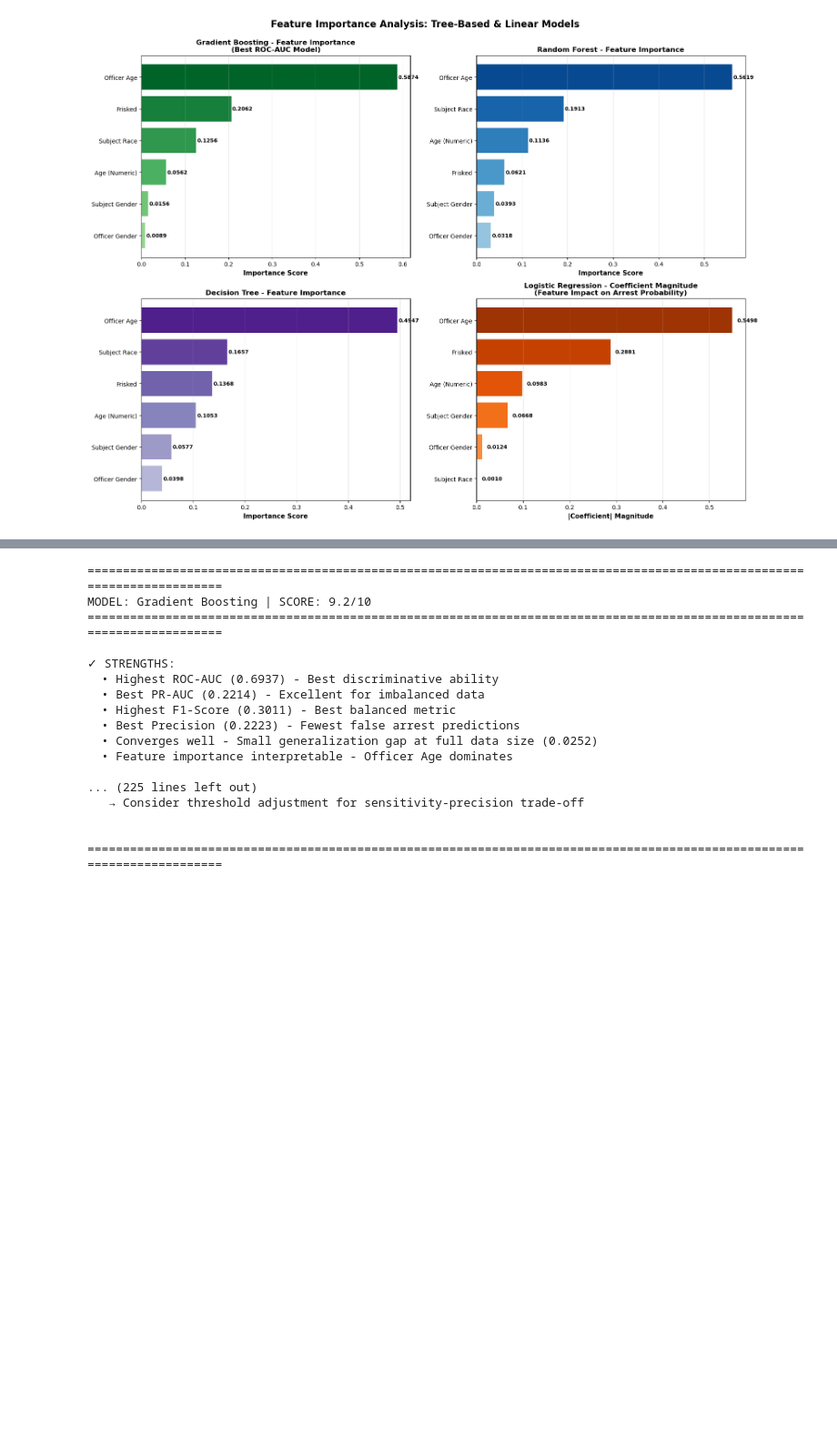
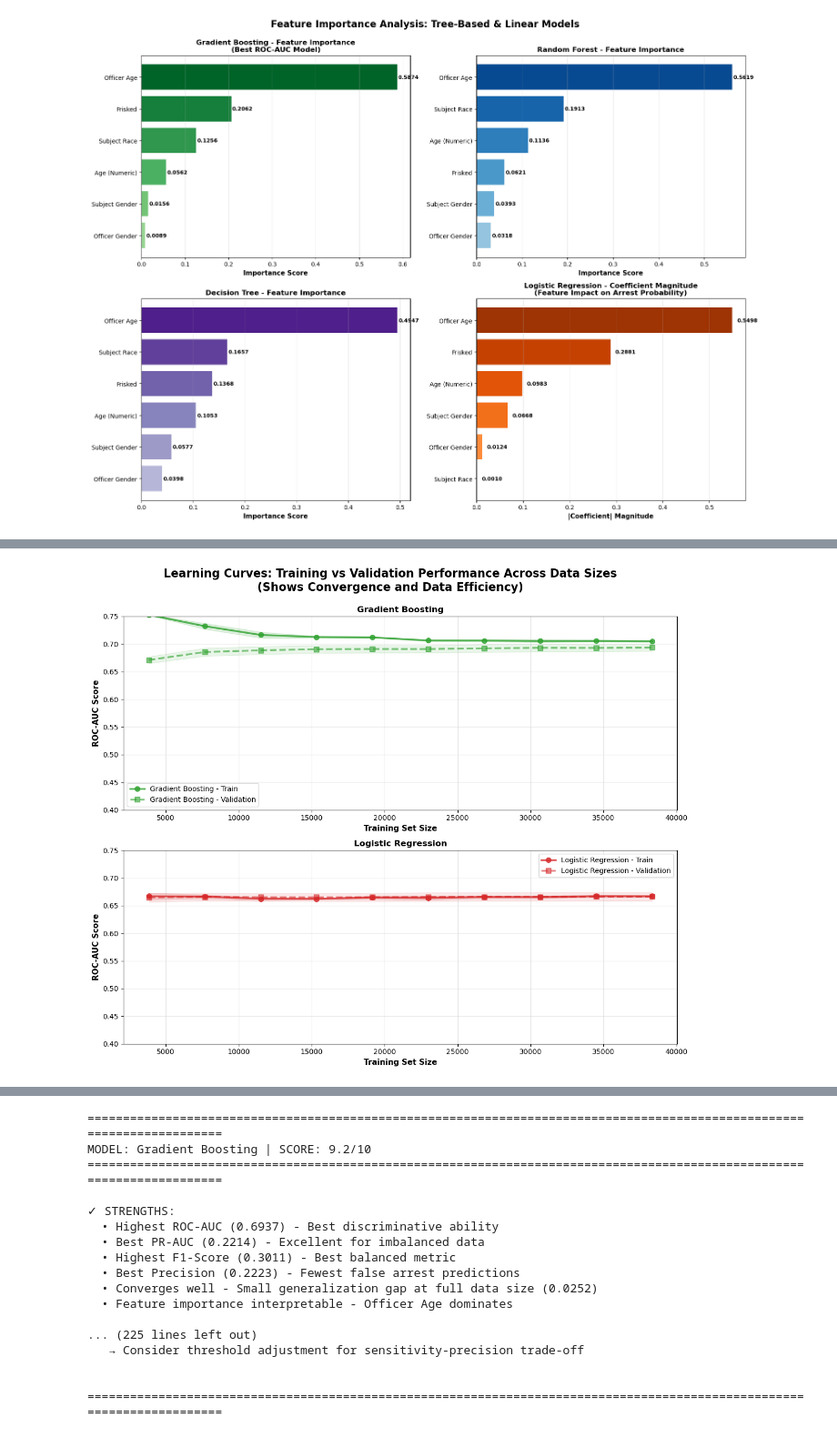
Before and after one commit to reronetfelan-lgtm/Phase3-Project, a Jupyter notebook: index.ipynb, the cells around one changed output, grey strips where cells are left out. Shown at 91% size. Drawn from its saved outputs; the diff is of its cells as text; code cells hidden in the pictures; blank space fills up the shorter version.

```diff
--- a/index.ipynb
+++ b/index.ipynb
@@ -2003,0 +1669,86 @@ Top 3 by PR-AUC:
+# %%
+from sklearn.model_selection import learning_curve
+import warnings
+warnings.filterwarnings('ignore')
+import matplotlib.pyplot as plt
+import numpy as np
+
+# Creating learning curves for 2 models
+fig, axes = plt.subplots(2, 1, figsize=(12, 10))  # 2 rows, 1 column
+fig.suptitle(
+    'Learning Curves: Training vs Validation Performance Across Data Sizes\n(Shows Convergence and Data Efficiency)',
+    fontsize=16, fontweight='bold', y=0.995
+)
+
+ax_flat = axes.flatten()
+
+# Train sizes for learning curve (10 increments)
+train_sizes = np.linspace(0.1, 1.0, 10)
+
+# 2 models to plot
+top_models = [
+    ('Gradient Boosting', gb_model, ax_flat[0], '#2ca02c'),
+    ('Logistic Regression', lr_model, ax_flat[1], '#d62728'),
+]
+
+results_summary = []
+
+for model_name, model_obj, ax, color in top_models:
+    print(f"\nCalculating learning curve for {model_name}...")
+
+    # Calculating learning curve
+    train_sizes_abs, train_scores, val_scores = learning_curve(
+        model_obj,
+        X_train_scaled,
+        y_train,
+        cv=5,
+        n_jobs=-1,
+        train_sizes=train_sizes,
+        scoring='roc_auc',
+        verbose=0
+    )
+
+    # Calculating mean and std
+    train_mean = np.mean(train_scores, axis=1)
+    train_std = np.std(train_scores, axis=1)
+    val_mean = np.mean(val_scores, axis=1)
+    val_std = np.std(val_scores, axis=1)
+
+    # Plotting learning curve
+    ax.plot(train_sizes_abs, train_mean, 'o-', color=color, linewidth=2.5,
+            markersize=7, label=f'{model_name} - Train', alpha=0.8)
+    ax.fill_between(train_sizes_abs, train_mean - train_std, train_mean + train_std,
+                     alpha=0.15, color=color)
+
+    ax.plot(train_sizes_abs, val_mean, 's--', color=color, linewidth=2.5,
+            markersize=7, label=f'{model_name} - Validation', alpha=0.6)
+    ax.fill_between(train_sizes_abs, val_mean - val_std, val_mean + val_std,
+                     alpha=0.1, color=color)
+
+    # Styling
+    ax.set_xlabel('Training Set Size', fontsize=11, fontweight='bold')
+    ax.set_ylabel('ROC-AUC Score', fontsize=11, fontweight='bold')
+    ax.set_title(f'{model_name}', fontsize=12, fontweight='bold')
+    ax.set_ylim([0.4, 0.75])
+    ax.grid(alpha=0.3)
+    ax.legend(loc='best', fontsize=10)
+
+    # Calculating convergence metrics
+    gap_start = train_mean[0] - val_mean[0]
+    gap_end = train_mean[-1] - val_mean[-1]
+
+    results_summary.append({
+        'Model': model_name,
+        'Train Size Start': int(train_sizes_abs[0]),
+        'Train Score (Start)': f'{train_mean[0]:.4f}',
+        'Val Score (Start)': f'{val_mean[0]:.4f}',
+        'Gap (Start)': f'{gap_start:.4f}',
+        'Train Score (End)': f'{train_mean[-1]:.4f}',
+        'Val Score (End)': f'{val_mean[-1]:.4f}',
+        'Gap (End)': f'{gap_end:.4f}',
+        'Improvement': f'{val_mean[-1] - val_mean[0]:.4f}'
+    })
+
+plt.tight_layout()
+plt.show()
+# %% [output]
@@ -2004,3 +1758,4 @@ Top 3 by PR-AUC:
+[figure, added]
 # %%
 from sklearn.model_selection import learning_curve
 import warnings
```
Also changed, not shown: parts of 21 cells of this notebook, 1 other file.
